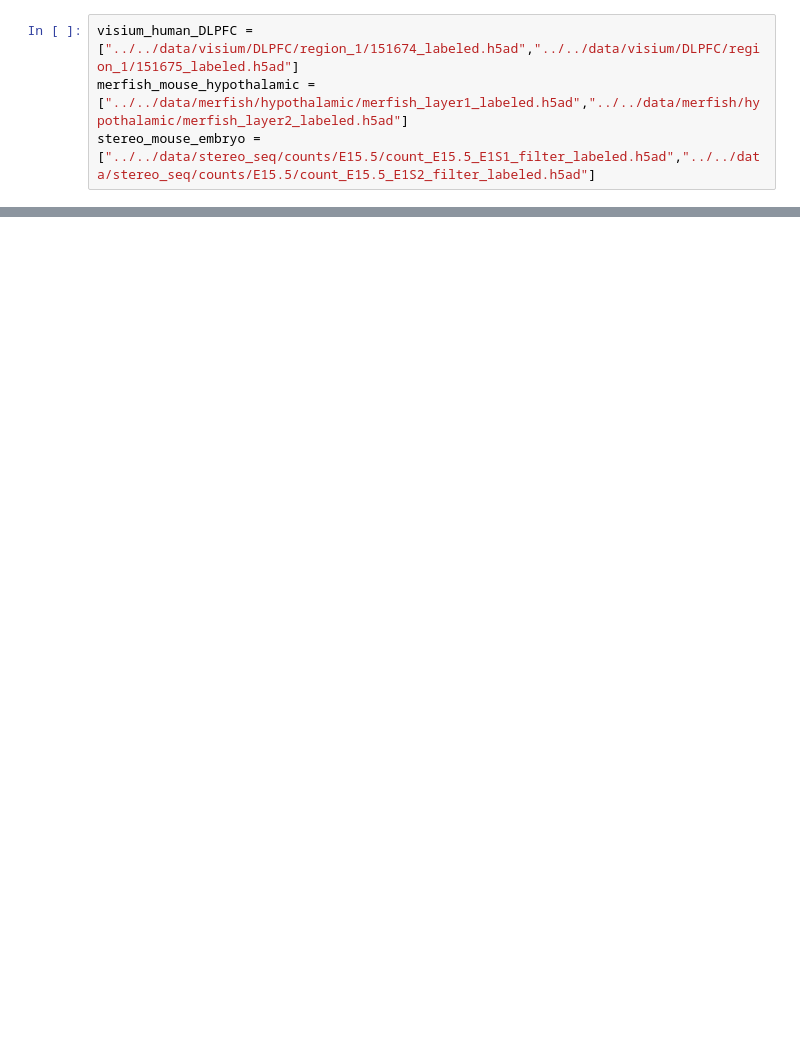
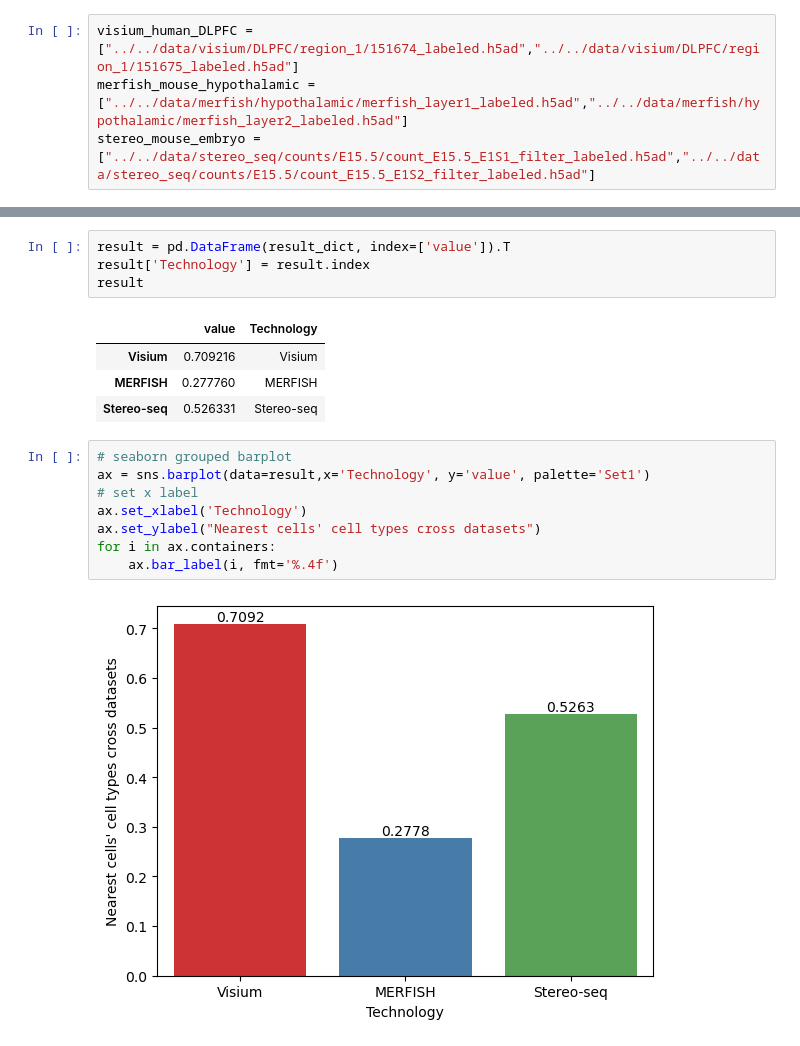
Before and after one commit to gao-lab/SLAT, a Jupyter notebook: benchmark/analysis/neighbor_celltype.ipynb, the cells around one changed output, grey strips where cells are left out. Saved outputs shown, nothing was run; the diff lists cells and outputs as text; blank space fills up the shorter version.

```diff
--- a/benchmark/analysis/neighbor_celltype.ipynb
+++ b/benchmark/analysis/neighbor_celltype.ipynb
@@ -122,0 +150,19 @@ for i in ax.containers:
+# %%
+result = pd.DataFrame(result_dict, index=['value']).T
+result['Technology'] = result.index
+result
+# %% [output]
+|  | value | Technology |
+| Visium | 0.709216 | Visium |
+| MERFISH | 0.277760 | MERFISH |
+| Stereo-seq | 0.526331 | Stereo-seq |
+# %%
+# seaborn grouped barplot
+ax = sns.barplot(data=result,x='Technology', y='value', palette='Set1')
+# set x label
+ax.set_xlabel('Technology')
+ax.set_ylabel("Nearest cells' cell types cross datasets")
+for i in ax.containers:
+    ax.bar_label(i, fmt='%.4f')
+# %% [output]
+[figure, added]
```
Also changed, not shown: parts of 8 cells of this notebook, 25 other files.
